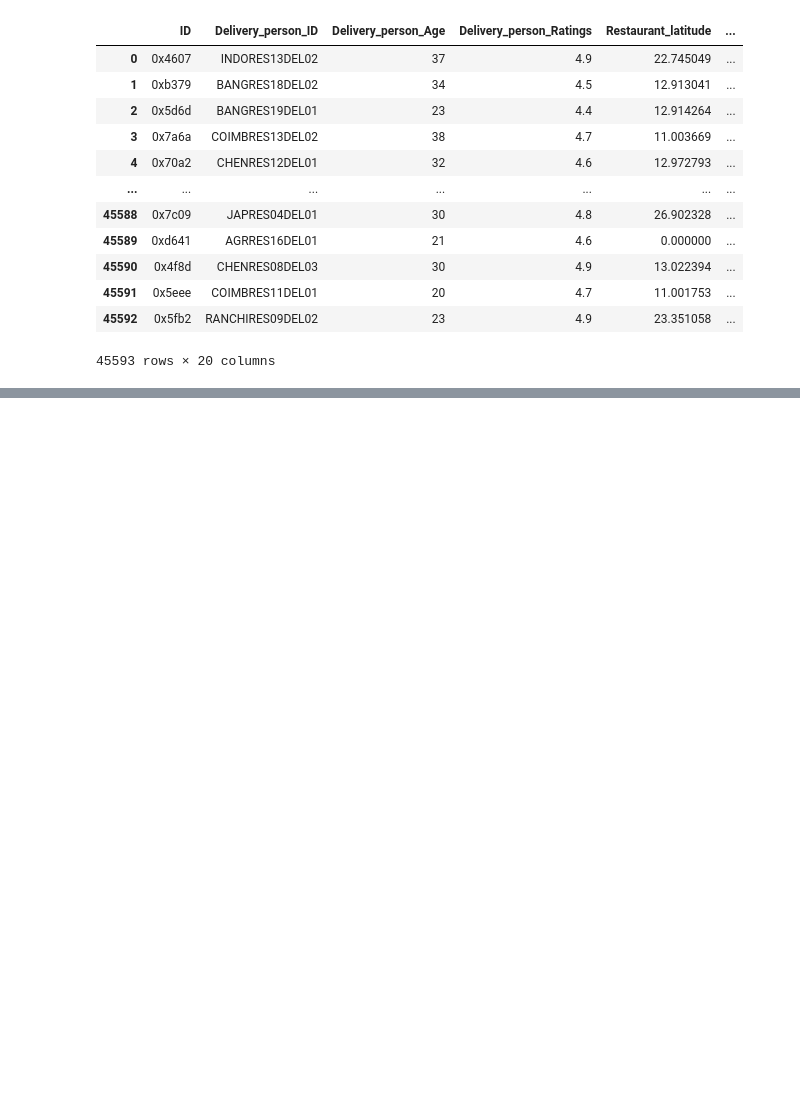
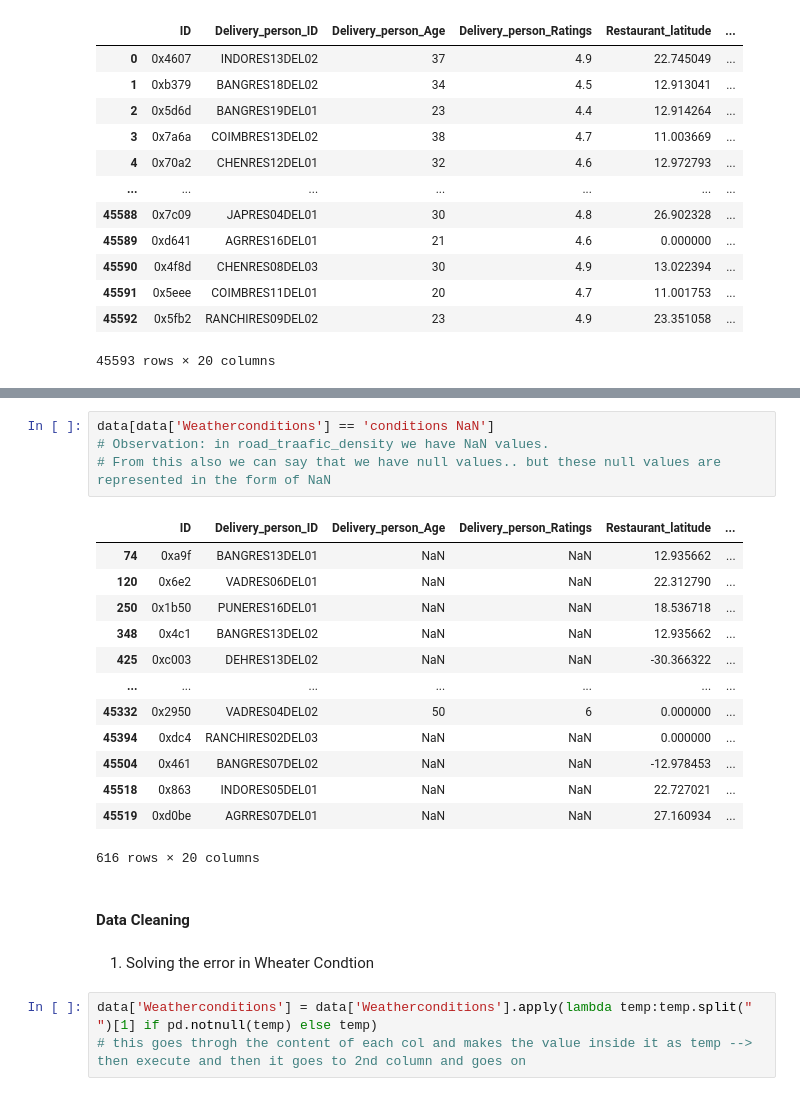
Before and after one commit to manisharoshini/Food-Delivery-Prediction, a Jupyter notebook: Food_delivery_prediction.ipynb, the cells around one changed output, grey strips where cells are left out. Drawn from its saved outputs; the diff is of its cells as text; blank space fills up the shorter version.

```diff
--- a/Food_delivery_prediction.ipynb
+++ b/Food_delivery_prediction.ipynb
@@ -26,0 +154,25 @@ data
+# %%
+data[data['Weatherconditions'] == 'conditions NaN']
+# Observation: in road_traafic_density we have NaN values.
+# From this also we can say that we have null values.. but these null values are represented in the form of NaN
+# %% [output]
+|  | ID | Delivery_person_ID | Delivery_person_Age | Delivery_person_Ratings | Restaurant_latitude | ... |
+| 74 | 0xa9f | BANGRES13DEL01 | NaN | NaN | 12.935662 | ... |
+| 120 | 0x6e2 | VADRES06DEL01 | NaN | NaN | 22.312790 | ... |
+| 250 | 0x1b50 | PUNERES16DEL01 | NaN | NaN | 18.536718 | ... |
+| 348 | 0x4c1 | BANGRES13DEL02 | NaN | NaN | 12.935662 | ... |
+| 425 | 0xc003 | DEHRES13DEL02 | NaN | NaN | -30.366322 | ... |
+| ... | ... | ... | ... | ... | ... | ... |
+| 45332 | 0x2950 | VADRES04DEL02 | 50 | 6 | 0.000000 | ... |
+| 45394 | 0xdc4 | RANCHIRES02DEL03 | NaN | NaN | 0.000000 | ... |
+| 45504 | 0x461 | BANGRES07DEL02 | NaN | NaN | -12.978453 | ... |
+| 45518 | 0x863 | INDORES05DEL01 | NaN | NaN | 22.727021 | ... |
+| 45519 | 0xd0be | AGRRES07DEL01 | NaN | NaN | 27.160934 | ... |
+616 rows × 20 columns
+# %% [markdown]
+#### Data Cleaning
+# %% [markdown]
+1. Solving the error in Wheater Condtion
+# %%
+data['Weatherconditions'] = data['Weatherconditions'].apply(lambda temp:temp.split(" ")[1] if pd.notnull(temp) else temp)
+# this goes throgh the content of each col and makes the value inside it as temp --> then execute and then it goes to 2nd column and goes on
```
Also changed, not shown: parts of 17 cells of this notebook.
